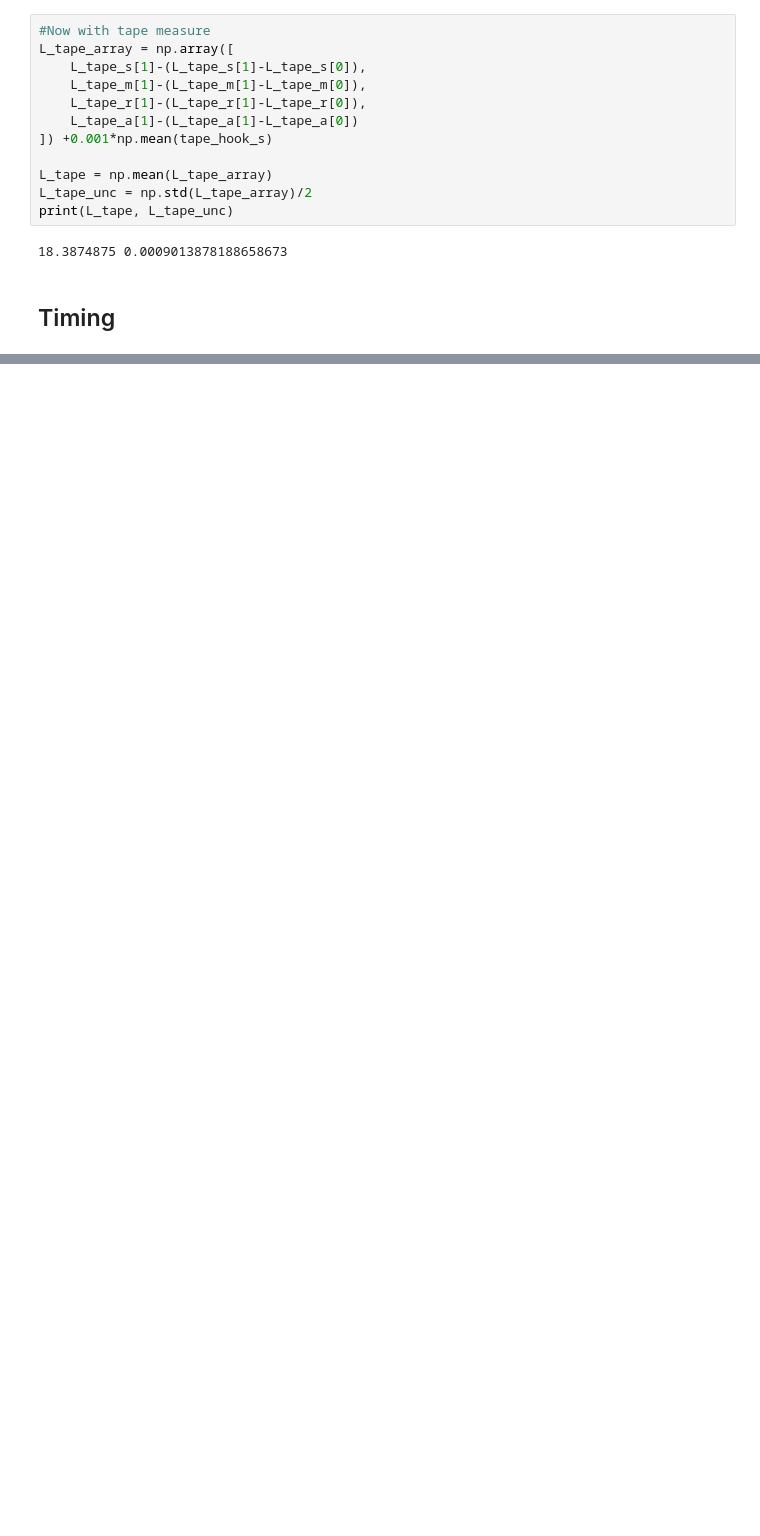
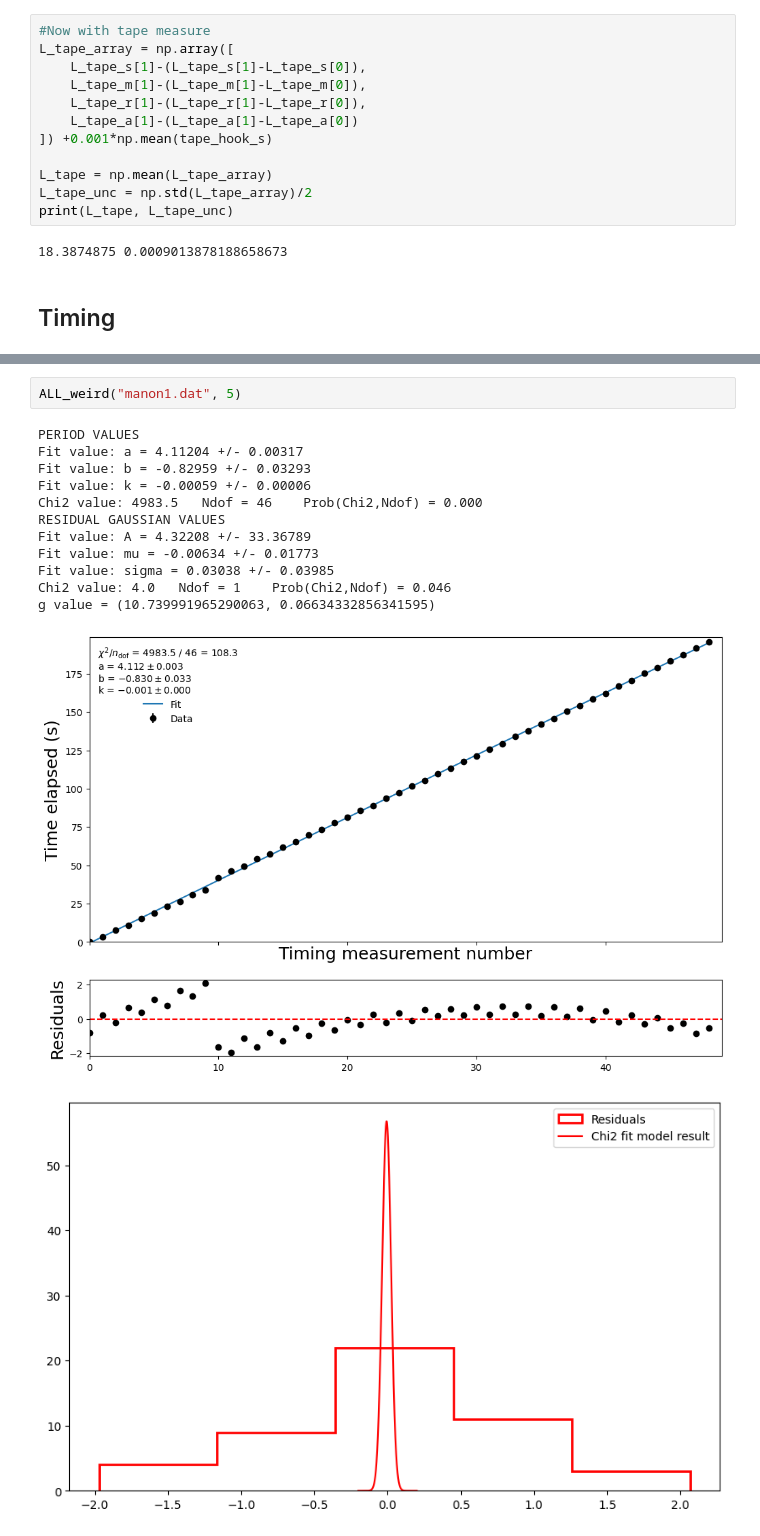
Before and after one commit to RuneEkman/AppStat-project, a Jupyter notebook: projectcode-Copy1.ipynb, the cells around one changed output, grey strips where cells are left out. Cells and saved outputs as stored; diff of their text form; blank space fills up the shorter version.

```diff
--- a/projectcode-Copy1.ipynb
+++ b/projectcode-Copy1.ipynb
@@ -263,0 +435,16 @@ Trying to calculate g from damped pendulum?
+# %%
+ALL_weird("manon1.dat", 5)
+# %% [output]
+PERIOD VALUES
+Fit value: a = 4.11204 +/- 0.00317
+Fit value: b = -0.82959 +/- 0.03293
+Fit value: k = -0.00059 +/- 0.00006
+Chi2 value: 4983.5   Ndof = 46    Prob(Chi2,Ndof) = 0.000
+RESIDUAL GAUSSIAN VALUES
+Fit value: A = 4.32208 +/- 33.36789
+Fit value: mu = -0.00634 +/- 0.01773
+Fit value: sigma = 0.03038 +/- 0.03985
+Chi2 value: 4.0   Ndof = 1    Prob(Chi2,Ndof) = 0.046
+g value = (10.739991965290063, 0.06634332856341595)
+[figure, added]
+[figure, added]
```
Also changed, not shown: parts of 7 cells of this notebook, 2 other files.
